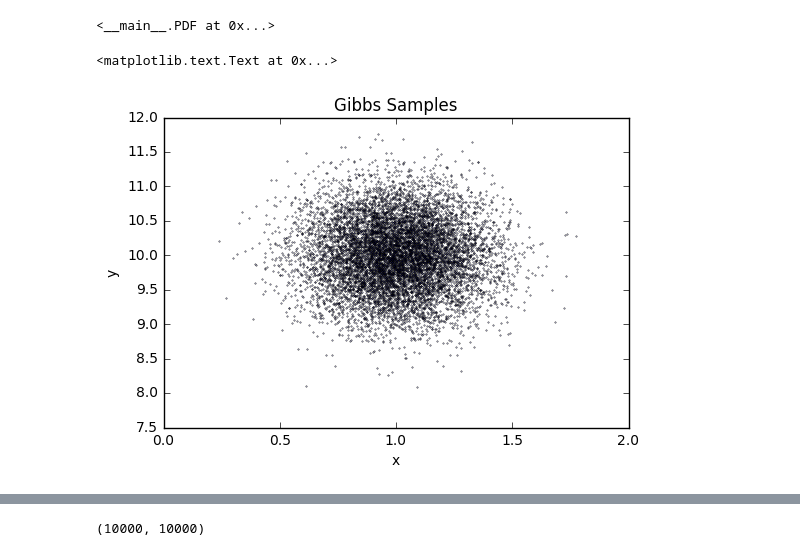
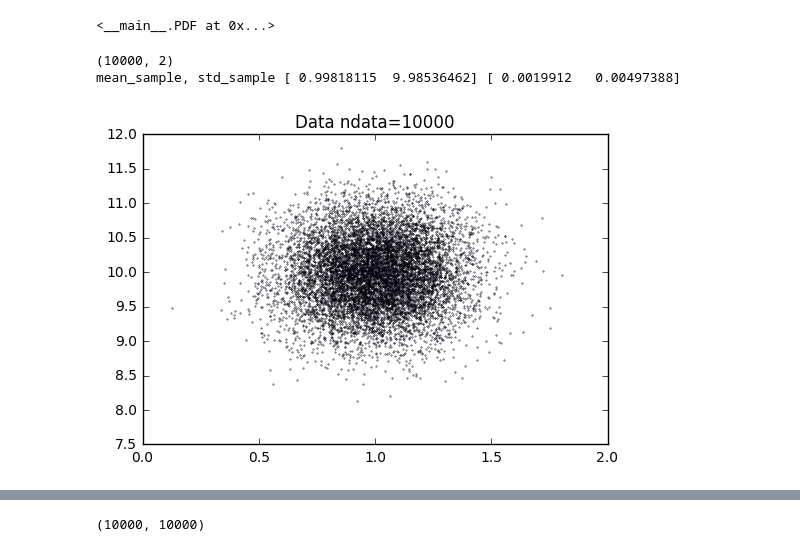
Before and after one commit to yabebalFantaye/BayesSchool2016, a Jupyter notebook: alan_q7.ipynb, the cells around one changed output, grey strips where cells are left out. Cells and saved outputs as stored; diff of their text form; code cells hidden in the pictures.

```diff
--- a/alan_q7.ipynb
+++ b/alan_q7.ipynb
@@ -63,18 +63,28 @@ def gibbs_samples(n=1000,mean=(1,10),std=(0.2,0.5)):
     return x[1:], y[1:]
 # %%
 #  Generate data
-d2d=np.random.normal((1,10),(0.2,0.5),size=(10000,2))
+ndata=10000
+ndim=2
+d2d=np.random.normal((1,10),(0.2,0.5),size=(ndata,ndim))
 print(d2d.shape)
 plt.scatter(d2d[:,0],d2d[:,1],s=0.1)
+plt.title('Data ndata='+str(ndata))
+# the sample mean and variance
 mean_sample=np.mean(d2d,axis=0)
-std_sample=np.mean(d2d,axis=1)
-print(mean, sample)
-#
-xs,ys=gibbs_samples(n=10000,mean=mean_sample,std=std_sample)
-plt.scatter(xs,ys,s=0.1)
-plt.title('Gibbs Samples')
-plt.xlabel('x')
-plt.ylabel('y')
+var_sample=np.var(d2d,axis=0)/ndata
+std_sample=np.sqrt(var_sample)
+#compute the constant term for the likelihood
+tx=np.sum(d2d[:,0]**2)/var_sample[0]
+ty=np.sum(d2d[:,1]**2)/var_sample[1]
+
+print('mean_sample, std_sample',mean_sample, std_sample)
+
+#Given data, get samples for the mean mu_x and mu_y
+nchain=10000
+xs,ys=gibbs_samples(n=nchain,mean=mean_sample,std=std_sample)
+#compute likelihood
+nlogL=0.5*ndata*(xs-mean_sample[0])**2+0.5*ndata*(ys-mean_sample[1])**2 + tx + ty
 # %% [output]
-<matplotlib.text.Text at 0x...>
+(10000, 2)
+mean_sample, std_sample [ 0.99818115  9.98536462] [ 0.0019912   0.00497388]
-[figure, old version]
+[figure, new version]
```
Also changed, not shown: parts of 3 cells of this notebook.
